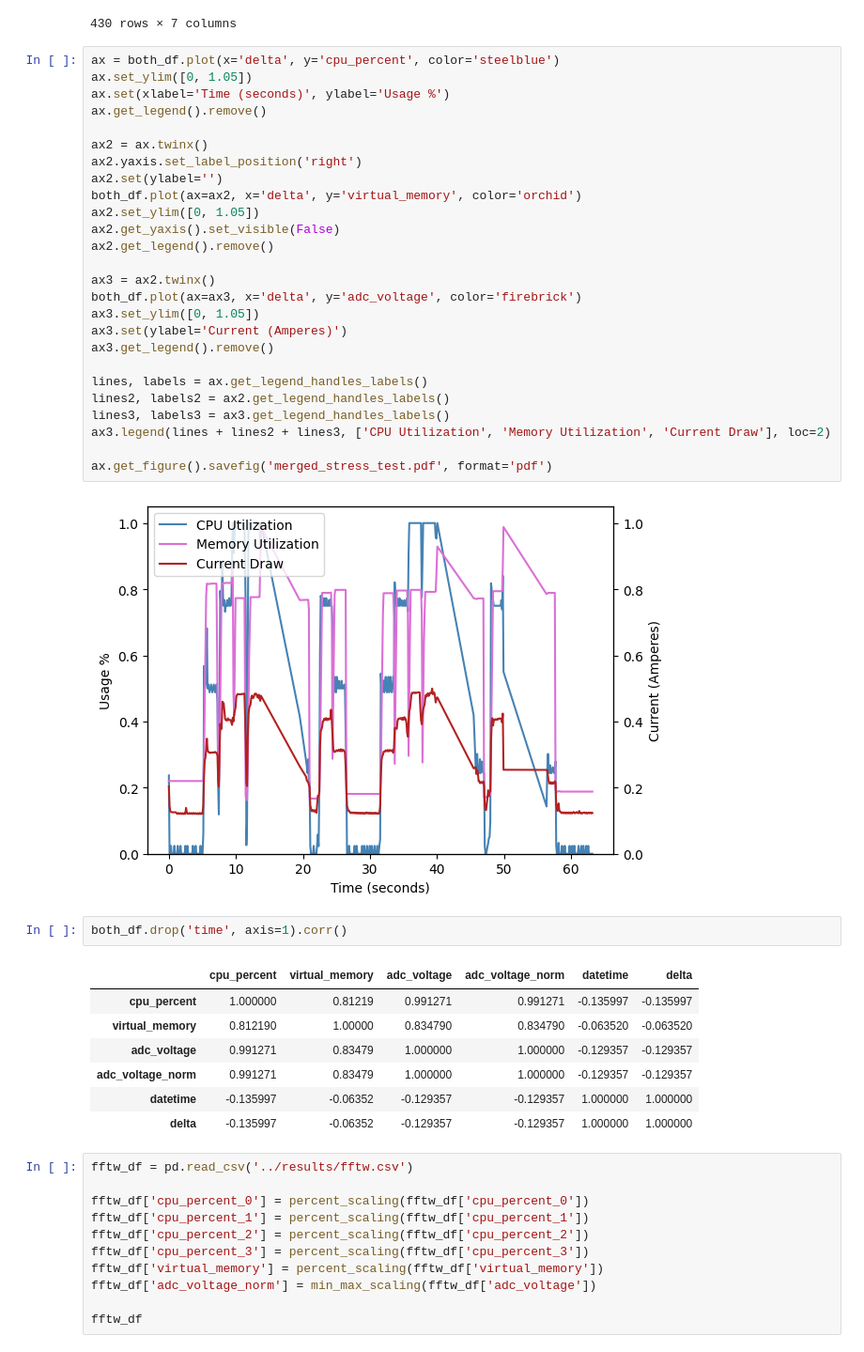
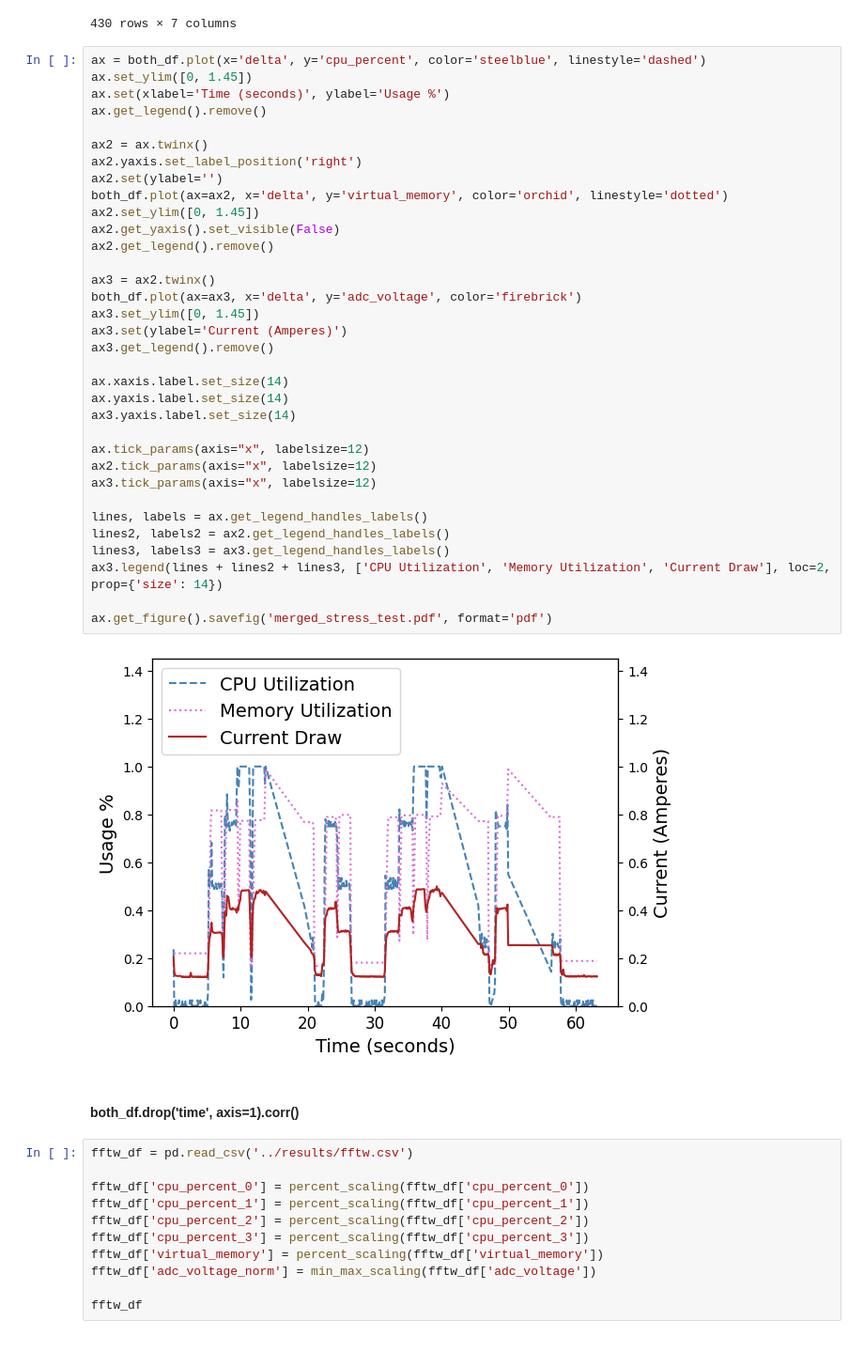
Before and after one commit to radshield/raspi-sel, a Jupyter notebook: analysis/cpu_time.ipynb, the cells around one changed output. Shown: that part at 94% size. Cells and saved outputs as stored; diff of their text form.

```diff
--- a/analysis/cpu_time.ipynb
+++ b/analysis/cpu_time.ipynb
@@ -169,43 +169,43 @@ both_df
 | 2023-09-20 15:24:50.221974 | 2023-09-20 15:24:50.221974 | 0.000 | 0.188 | 0.1236 | 0.008439 | 2023-09-20 15:24:50.221974 | 63.202322 |
 430 rows × 7 columns
 # %%
-ax = both_df.plot(x='delta', y='cpu_percent', color='steelblue')
-ax.set_ylim([0, 1.05])
+ax = both_df.plot(x='delta', y='cpu_percent', color='steelblue', linestyle='dashed')
+ax.set_ylim([0, 1.45])
 ax.set(xlabel='Time (seconds)', ylabel='Usage %')
 ax.get_legend().remove()
 
 ax2 = ax.twinx()
 ax2.yaxis.set_label_position('right')
 ax2.set(ylabel='')
-both_df.plot(ax=ax2, x='delta', y='virtual_memory', color='orchid')
-ax2.set_ylim([0, 1.05])
+both_df.plot(ax=ax2, x='delta', y='virtual_memory', color='orchid', linestyle='dotted')
+ax2.set_ylim([0, 1.45])
 ax2.get_yaxis().set_visible(False)
 ax2.get_legend().remove()
 
 ax3 = ax2.twinx()
 both_df.plot(ax=ax3, x='delta', y='adc_voltage', color='firebrick')
-ax3.set_ylim([0, 1.05])
+ax3.set_ylim([0, 1.45])
 ax3.set(ylabel='Current (Amperes)')
 ax3.get_legend().remove()
+
+ax.xaxis.label.set_size(14)
+ax.yaxis.label.set_size(14)
+ax3.yaxis.label.set_size(14)
+
+ax.tick_params(axis="x", labelsize=12)
+ax2.tick_params(axis="x", labelsize=12)
+ax3.tick_params(axis="x", labelsize=12)
 
 lines, labels = ax.get_legend_handles_labels()
 lines2, labels2 = ax2.get_legend_handles_labels()
 lines3, labels3 = ax3.get_legend_handles_labels()
-ax3.legend(lines + lines2 + lines3, ['CPU Utilization', 'Memory Utilization', 'Current Draw'], loc=2)
+ax3.legend(lines + lines2 + lines3, ['CPU Utilization', 'Memory Utilization', 'Current Draw'], loc=2, prop={'size': 14})
 
 ax.get_figure().savefig('merged_stress_test.pdf', format='pdf')
 # %% [output]
-[figure, old version]
+[figure, new version]
-# %%
-both_df.drop('time', axis=1).corr()
-# %% [output]
-|  | cpu_percent | virtual_memory | adc_voltage | adc_voltage_norm | datetime | delta |
-| cpu_percent | 1.000000 | 0.81219 | 0.991271 | 0.991271 | -0.135997 | -0.135997 |
-| virtual_memory | 0.812190 | 1.00000 | 0.834790 | 0.834790 | -0.063520 | -0.063520 |
-| adc_voltage | 0.991271 | 0.83479 | 1.000000 | 1.000000 | -0.129357 | -0.129357 |
-| adc_voltage_norm | 0.991271 | 0.83479 | 1.000000 | 1.000000 | -0.129357 | -0.129357 |
-| datetime | -0.135997 | -0.06352 | -0.129357 | -0.129357 | 1.000000 | 1.000000 |
-| delta | -0.135997 | -0.06352 | -0.129357 | -0.129357 | 1.000000 | 1.000000 |
+# %% [markdown]
+#### both_df.drop('time', axis=1).corr()
 # %%
 fftw_df = pd.read_csv('../results/fftw.csv')
 
```
Also changed, not shown: 2 other files.
